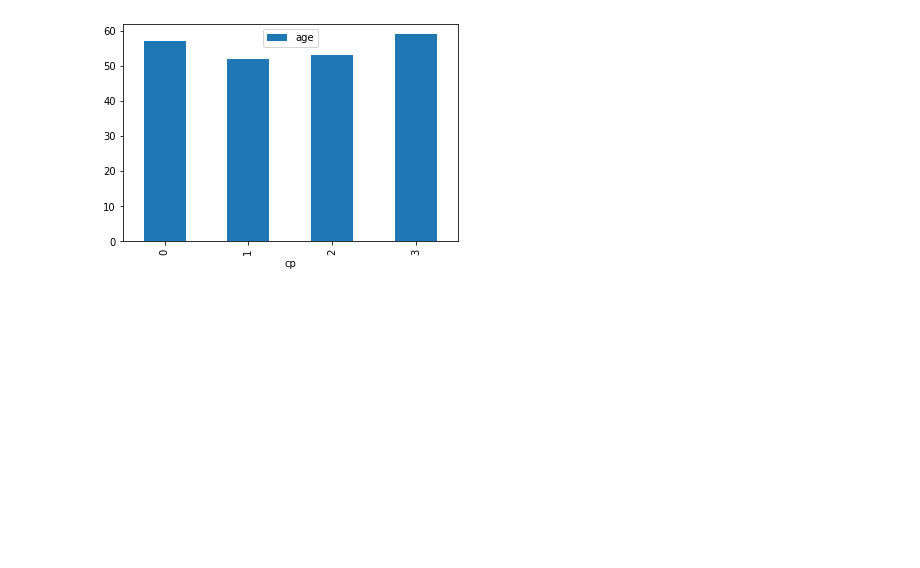
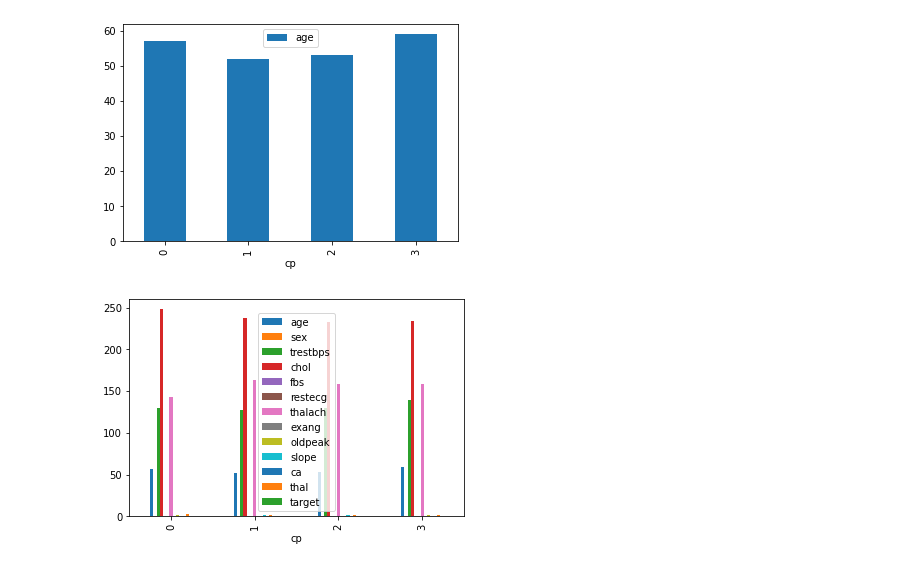
Before and after one commit to Sridharrajkn/data_manipulation, a Jupyter notebook: 5_basic_plots.ipynb, the cells around one changed output. Saved outputs shown, nothing was run; the diff lists cells and outputs as text; code cells hidden in the pictures; blank space fills up the shorter version.

Commit message:
Basic plots

```diff
--- a/5_basic_plots.ipynb
+++ b/5_basic_plots.ipynb
@@ -26,3 +26,7 @@ chest_pain.head()
 chest_pain.plot.bar(x="cp",y="age");
 # %% [output]
 [figure]
+# %%
+chest_pain.plot.bar(x="cp");
+# %% [output]
+[figure, added]
```
Also changed, not shown: parts of 9 cells of this notebook, 1 other file.
